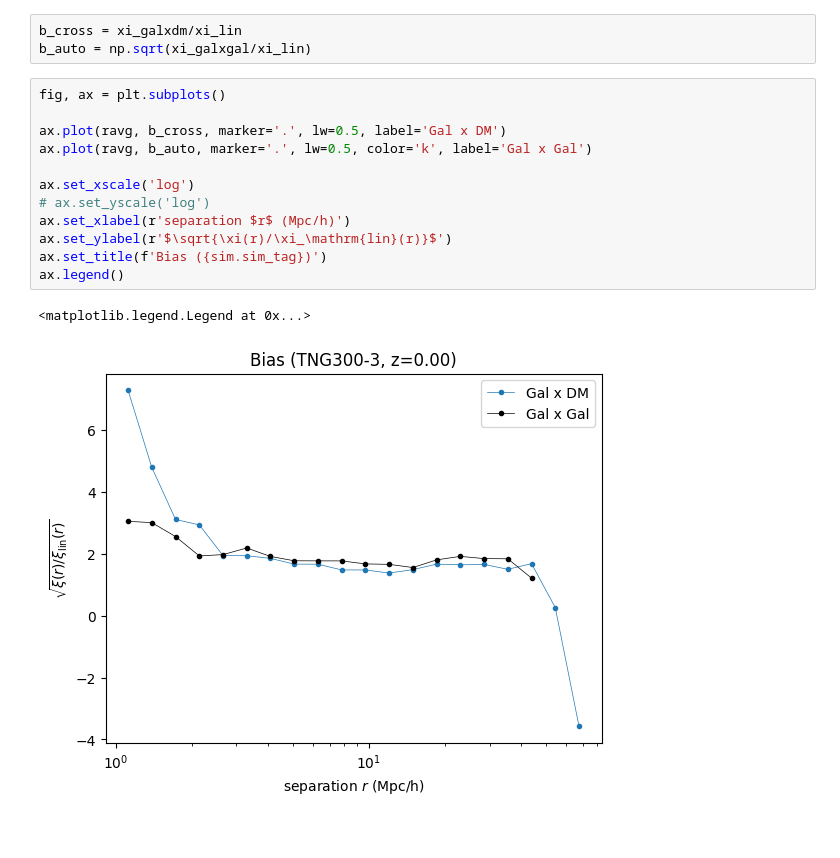
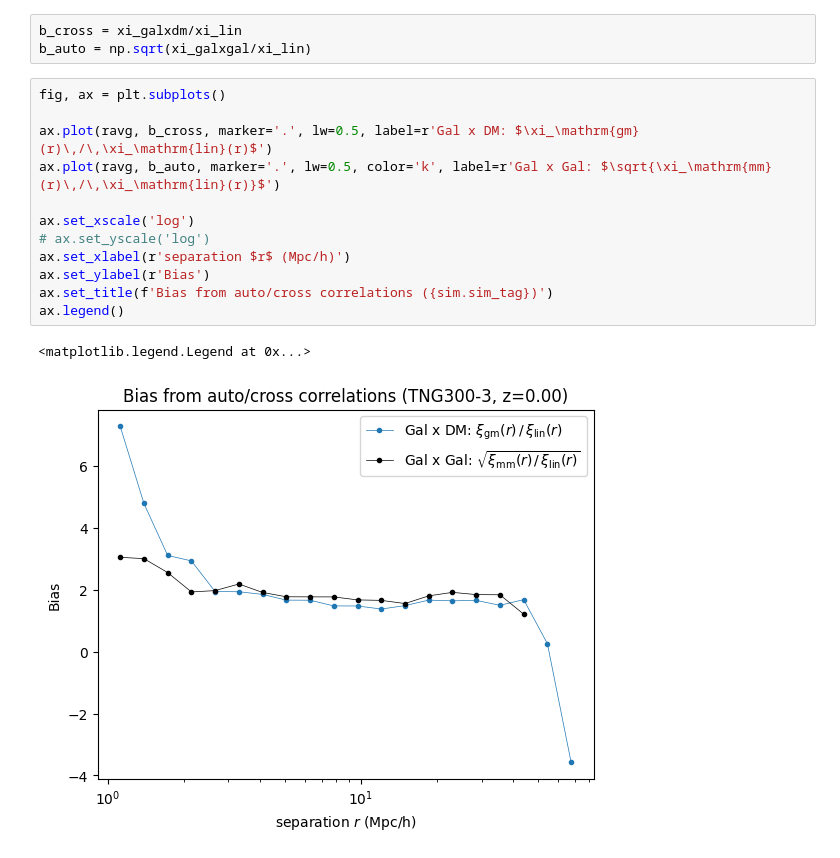
Before and after one commit to abbyw24/small-scale_cross-corrs, a Jupyter notebook: notebooks/galxDM_7-8-23.ipynb, the cells around one changed output. Cells and saved outputs as stored; diff of their text form.

```diff
--- a/notebooks/galxDM_7-8-23.ipynb
+++ b/notebooks/galxDM_7-8-23.ipynb
@@ -127,15 +127,15 @@ b_auto = np.sqrt(xi_galxgal/xi_lin)
 # %%
 fig, ax = plt.subplots()
 
-ax.plot(ravg, b_cross, marker='.', lw=0.5, label='Gal x DM')
-ax.plot(ravg, b_auto, marker='.', lw=0.5, color='k', label='Gal x Gal')
+ax.plot(ravg, b_cross, marker='.', lw=0.5, label=r'Gal x DM: $\xi_\mathrm{gm}(r)\,/\,\xi_\mathrm{lin}(r)$')
+ax.plot(ravg, b_auto, marker='.', lw=0.5, color='k', label=r'Gal x Gal: $\sqrt{\xi_\mathrm{mm}(r)\,/\,\xi_\mathrm{lin}(r)}$')
 
 ax.set_xscale('log')
 # ax.set_yscale('log')
 ax.set_xlabel(r'separation $r$ (Mpc/h)')
-ax.set_ylabel(r'$\sqrt{\xi(r)/\xi_\mathrm{lin}(r)}$')
-ax.set_title(f'Bias ({sim.sim_tag})')
+ax.set_ylabel(r'Bias')
+ax.set_title(f'Bias from auto/cross correlations ({sim.sim_tag})')
 ax.legend()
 # %% [output]
 <matplotlib.legend.Legend at 0x...>
-[figure, old version]
+[figure, new version]
```
